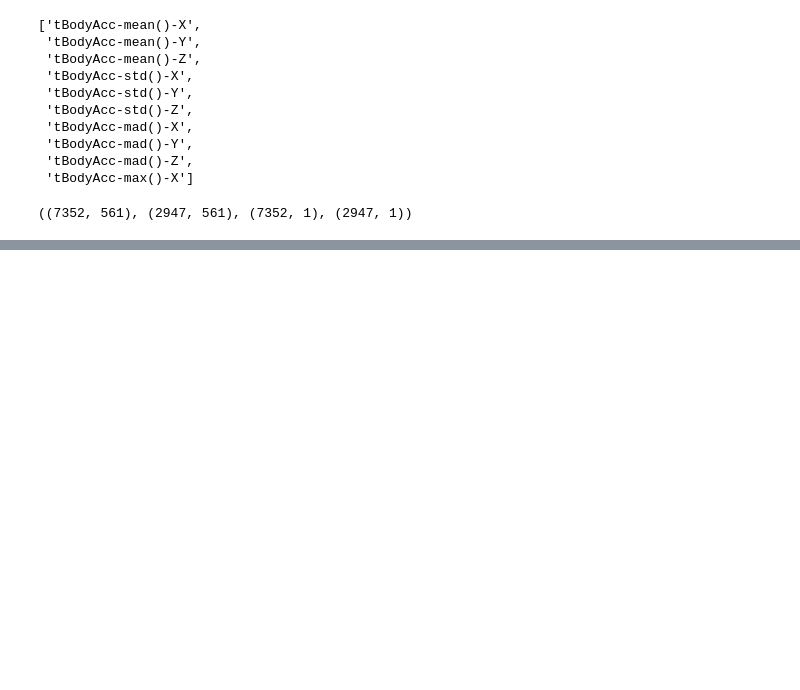
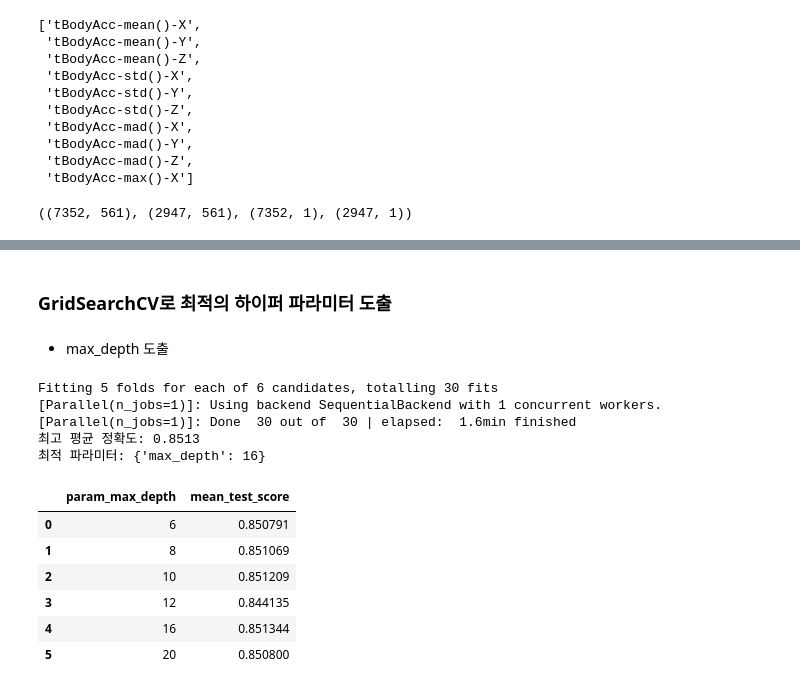
Before and after one commit to ckiekim/Machine-Learning-2020, a Jupyter notebook: 03.Classification/03_HumanActivity.ipynb, the cells around one changed output, grey strips where cells are left out. Drawn from its saved outputs; the diff is of its cells as text; code cells hidden in the pictures; blank space fills up the shorter version.

```diff
--- a/03.Classification/03_HumanActivity.ipynb
+++ b/03.Classification/03_HumanActivity.ipynb
@@ -141,0 +173,2 @@ X_train.shape, X_test.shape, y_train.shape, y_test.shape
+# %% [markdown]
+### GridSearchCV로 최적의 하이퍼 파라미터 도출
@@ -141,0 +177,28 @@ X_train.shape, X_test.shape, y_train.shape, y_test.shape
+# %% [markdown]
+- max_depth 도출
+# %%
+params = {
+    'max_depth': [6, 8, 10, 12, 16, 20]
+}
+grid_cv = GridSearchCV(dt_clf, param_grid=params, scoring='accuracy', cv=5, verbose=1)
+grid_cv.fit(X_train, y_train)
+print(f'최고 평균 정확도: {grid_cv.best_score_:.4f}')
+print('최적 파라미터:', grid_cv.best_params_)
+# %% [output]
+Fitting 5 folds for each of 6 candidates, totalling 30 fits
+[Parallel(n_jobs=1)]: Using backend SequentialBackend with 1 concurrent workers.
+[Parallel(n_jobs=1)]: Done  30 out of  30 | elapsed:  1.6min finished
+최고 평균 정확도: 0.8513
+최적 파라미터: {'max_depth': 16}
+# %%
+df = pd.DataFrame(grid_cv.cv_results_)
+df = df[['param_max_depth', 'mean_test_score']]
+df
+# %% [output]
+|  | param_max_depth | mean_test_score |
+| 0 | 6 | 0.850791 |
+| 1 | 8 | 0.851069 |
+| 2 | 10 | 0.851209 |
+| 3 | 12 | 0.844135 |
+| 4 | 16 | 0.851344 |
+| 5 | 20 | 0.850800 |
```
Also changed, not shown: parts of 20 cells of this notebook.
